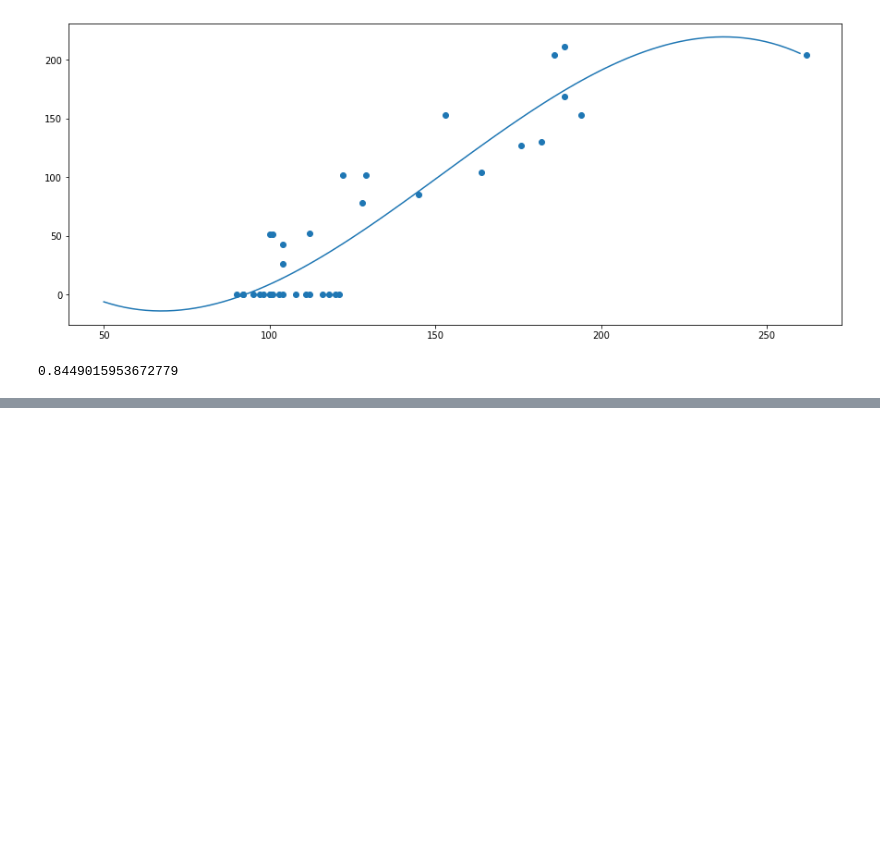
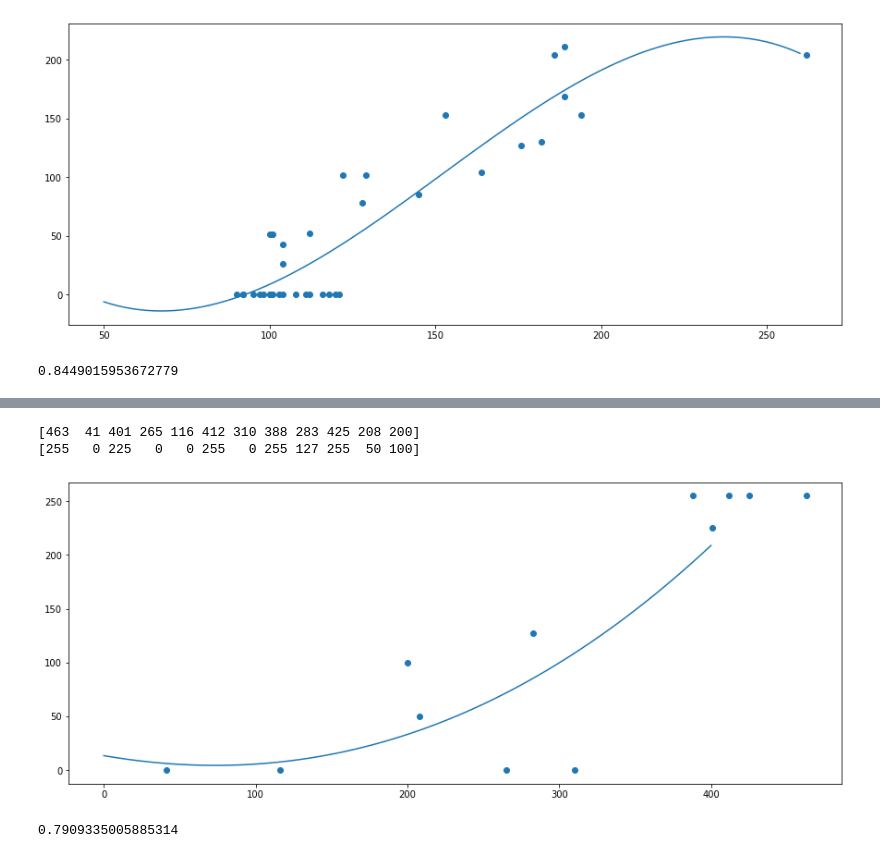
Before and after one commit to KCSAbeywickrama/rgb-g2, a Jupyter notebook: calibration/algo/regr.ipynb, the cells around one changed output, grey strips where cells are left out. Saved outputs shown, nothing was run; the diff lists cells and outputs as text; code cells hidden in the pictures; blank space fills up the shorter version.

Commit message:
check with L dataset

```diff
--- a/calibration/algo/regr.ipynb
+++ b/calibration/algo/regr.ipynb
@@ -163,3 +163,20 @@ print(r2_score(y, mymodel(x)))
 # %% [output]
 [figure]
 0.8449015953672779
+# %%
+#L
+
+# with open("..\data\stage2\dataset1.L.txt") as fl:
+#     calib_data=fl.read().split('\n\n')
+
+# ex=np.array([tuple(map(int,line.split('\n')[0].split(','))) for line in calib_data])
+# rd=np.array([tuple(map(int,line.split('\n')[1].split(','))) for line in calib_data])
+
+with open("..\data\stage2\Data sheet.csv") as fl:
+    calib_data=fl.read().split('\n')
+
+ex=np.array([tuple(map(int,line.split(',')[0::2])) for line in calib_data])
+rd=np.array([tuple(map(int,line.split(',')[1::2])) for line in calib_data])
+
+print(ex)
+print(rd)
@@ -165,0 +201,20 @@ print(r2_score(y, mymodel(x)))
+# %%
+# RED
+y=np.split(ex,3,1)[0].reshape(12)
+x=np.split(rd,3,1)[0].reshape(12)
+
+print(x,y,sep='\n')
+mymodel = np.poly1d(np.polyfit(x, y, 3))
+
+myline = np.linspace(0, 400, 100)
+plt.figure(figsize=(15, 6))
+plt.scatter(x, y)
+plt.plot(myline, mymodel(myline))
+plt.show()
+
+print(r2_score(y, mymodel(x)))
+# %% [output]
+[463  41 401 265 116 412 310 388 283 425 208 200]
+[255   0 225   0   0 255   0 255 127 255  50 100]
+[figure, added]
+0.7909335005885314
```
Also changed, not shown: parts of 3 cells of this notebook, 4 other files.
